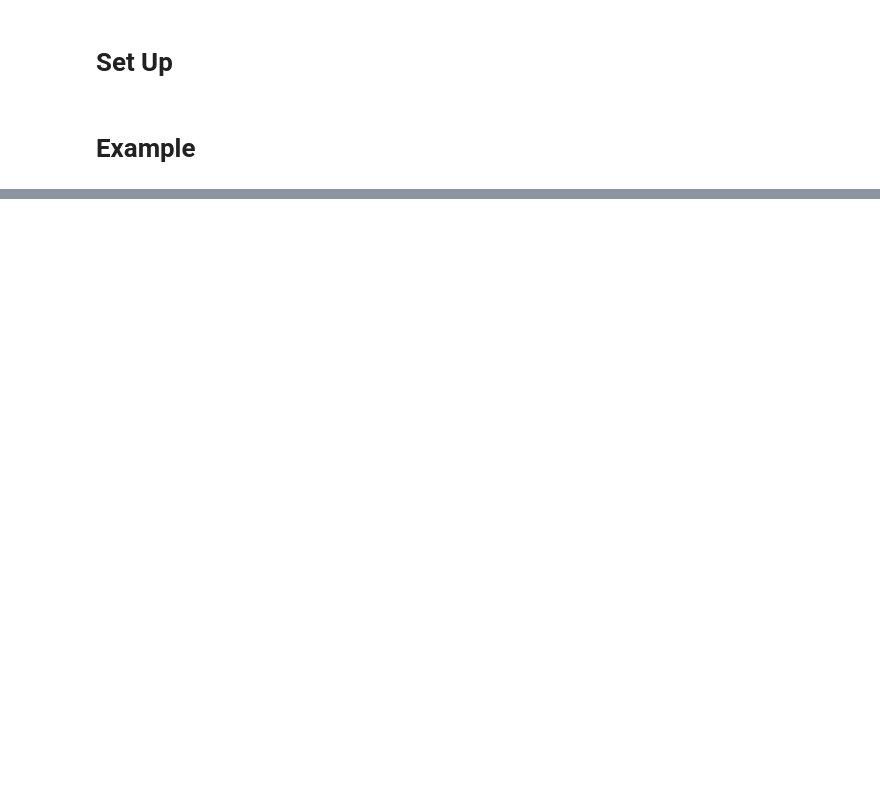
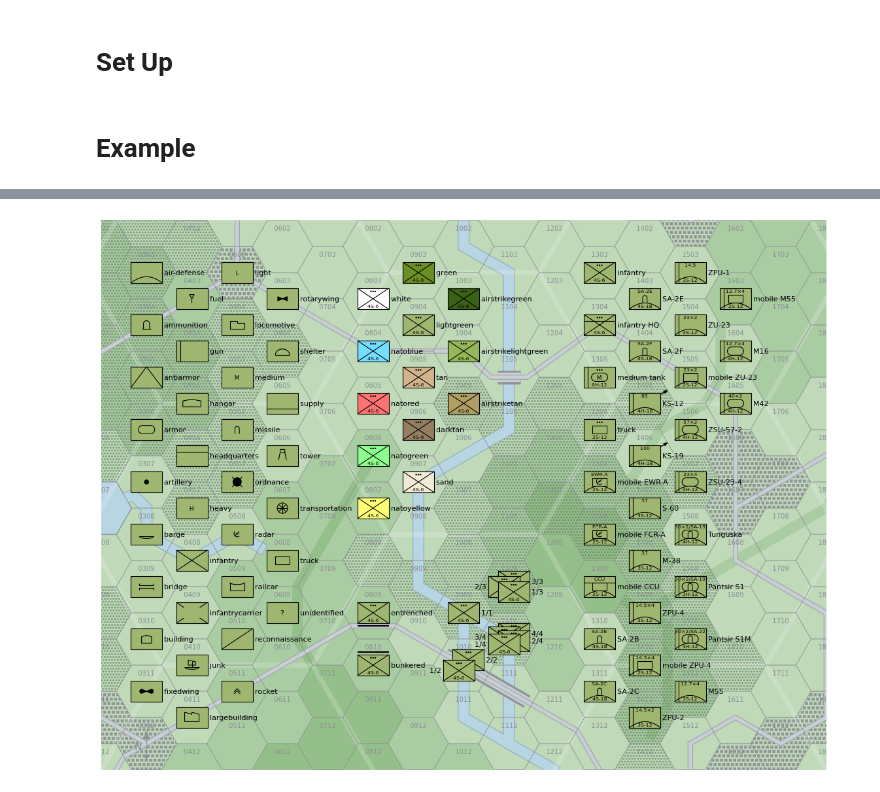
Before and after one commit to alanwatsonforster/glass, a Jupyter notebook: Ground Units.ipynb, the cells around one changed output, grey strips where cells are left out. Drawn from its saved outputs; the diff is of its cells as text; code cells hidden in the pictures; blank space fills up the shorter version.

Commit message:
Update list of symbols

```diff
--- a/Ground Units.ipynb
+++ b/Ground Units.ipynb
@@ -10,64 +10,64 @@ from glass import *
 startgamesetup(None, sheets=[["F"]], variants=["use version 2.4 rules","use house rules"], style="temperate", dotsperhex=300, writelogfiles=False)
 startgamesetup(None, sheets=[["F"]], variants=["use version 2.4 rules","use house rules"], style="temperate", writelogfiles=False)
 
-x = 3
-y = 3
-for s in [
-    "infantry", "armor", "armour", "artillery", "reconnaissance", "antiarmor", "antiarmour", "airdefense", "air-defence", "supply", "transportation", "ammunition", "fuel", "ordnance",
-    "headquarters", "missile", "gun", "rocket", "radar", "motorized", "wheeled", "limited-wheeled",
-    "locomotive", "railcar", "truck", "barge", "junk", "building", "tower", "hangar", "fixedwing", "rotarywing"
-    ]:
-    hexcode = "F-%02d%02d" % (x, y)
-    setupgroundunit(s, hexcode, symbols=s, color="lightgreen")
-    y += 1
-    if y == 12:
-        x += 1
-        y = 3
+import glass.draw
+import glass.hexcode
 
-x = 9
+
+x = 8
 y = 3
 for c in [ "white", "natoblue", "natored", "natogreen", "natoyellow", "green", "lightgreen", "tan", "darktan", "sand", "airstrikegreen", "airstrikelightgreen", "airstriketan" ]:
     hexcode = "F-%02d%02d" % (x, y)
-    setupgroundunit(c, hexcode, "infantry", color=c)
+    setupgroundunit(c, hexcode, "infantry", color=c, identified=True)
     y += 1
     if y == 8:
         x += 1
         y = 3
 
-x = 9
+x = 10
 y = 9
 hexcode = "F-%02d%02d" % (x, y)
-setupgroundunit("1/1", hexcode, "infantry", stack="1/1", color="lightgreen")
+setupgroundunit("1/1", hexcode, "infantry", stack="1/1", color="lightgreen", identified=True)
 y += 1
 hexcode = "F-%02d%02d" % (x, y)
-setupgroundunit("1/2", hexcode, "infantry", stack="1/2", color="lightgreen")
-setupgroundunit("2/2", hexcode, "infantry", stack="2/2", color="lightgreen")
+setupgroundunit("1/2", hexcode, "infantry", stack="1/2", color="lightgreen", identified=True)
+setupgroundunit("2/2", hexcode, "infantry", stack="2/2", color="lightgreen", identified=True)
 x += 1
 y -= 1
 hexcode = "F-%02d%02d" % (x, y)
-setupgroundunit("1/3", hexcode, "infantry", stack="1/3", color="lightgreen")
-setupgroundunit("2/3", hexcode, "infantry", stack="2/3", color="lightgreen")
-setupgroundunit("3/3", hexcode, "infantry", stack="3/3", color="lightgreen")
+setupgroundunit("1/3", hexcode, "infantry", stack="1/3", color="lightgreen", identified=True)
+setupgroundunit("2/3", hexcode, "infantry", stack="2/3", color="lightgreen", identified=True)
+setupgroundunit("3/3", hexcode, "infantry", stack="3/3", color="lightgreen", identified=True)
 y += 1
 hexcode = "F-%02d%02d" % (x, y)
-setupgroundunit("1/4", hexcode, "infantry", stack="1/4", color="lightgreen")
-setupgroundunit("2/4", hexcode, "infantry", stack="2/4", color="lightgreen")
-setupgroundunit("3/4", hexcode, "infantry", stack="3/4", color="lightgreen")
-setupgroundunit("4/4", hexcode, "infantry", stack="4/4", color="lightgreen")
+setupgroundunit("1/4", hexcode, "infantry", stack="1/4", color="lightgreen", identified=True)
+setupgroundunit("2/4", hexcode, "infantry", stack="2/4", color="lightgreen", identified=True)
+setupgroundunit("3/4", hexcode, "infantry", stack="3/4", color="lightgreen", identified=True)
+setupgroundunit("4/4", hexcode, "infantry", stack="4/4", color="lightgreen", identified=True)
 
 
-x = 14
+
+x = 8
+y = 9
+hexcode = "F-%02d%02d" % (x, y)
+setupgroundunit("entrenched", hexcode, "infantry", stack="1/1", color="lightgreen", identified=True, protectionclass="entrenched")
+y += 1
+hexcode = "F-%02d%02d" % (x, y)
+setupgroundunit("bunkered", hexcode, "infantry", stack="1/1", color="lightgreen", identified=True, protectionclass="bunkered")
+
+
+x = 13
 y = 3
 for s in [
     "infantry",
-    "infantryheadquarters",
-    "mediumtank",
+    "infantry HQ",
+    "medium tank",
     "truck",
-    "EWR-A",
-    "FCR-A",
-    "airdefenseheadquarters",
+    "mobile EWR-A",
+    "mobile FCR-A",
+    "mobile CCU",
     "SA-2B", "SA-2C", "SA-2E", "SA-2F",
-    "KS-12", "KS-19", "S-60", "M-38", "ZPU-4", "mobile ZPU-4", "ZPU-2", "ZPU-1", "ZU-23", "mobile ZU-23", "ZSU-57-2", "ZSU-23-4", "Tunguska", "Pantsir",
+    "KS-12", "KS-19", "S-60", "M-38", "ZPU-4", "mobile ZPU-4", "ZPU-2", "ZPU-1", "ZU-23", "mobile ZU-23", "ZSU-57-2", "ZSU-23-4", "Tunguska", "Pantsir S1", "Pantsir S1M",
     "M55", "mobile M55", "M16", "M42",
     ]:
     hexcode = "F-%02d%02d" % (x, y)
@@ -75,12 +75,26 @@ for s in [
         azimuth = "ENE"
     else:
         azimuth = None
-    setupgroundunit(s + " ", hexcode, s, azimuth=azimuth, color="lightgreen")
+    setupgroundunit(s + " ", hexcode, s, azimuth=azimuth, color="lightgreen", identified=True)
     y += 1
     if y == 12:
         x += 1
         y = 3
 
 endgamesetup()
-drawmap(zoom=False, xmin=2, xmax=19, ymin=13, ymax=23.5)
+drawmap(zoom=False, xmin=2, xmax=18, ymin=13, ymax=23.5)
 #drawmap(zoom=False, xmin=2, xmax=16, ymin=13, ymax=23.5, compactstacks=False)
+
+x = 3
+y = 3
+for s in [
+    "air-defense", "ammunition", "antiarmor", "armor", "artillery", "barge", "bridge", "building", "fixedwing", "fuel", "gun", "hangar",
+    "headquarters", "heavy", "infantry", "infantrycarrier", "junk", "largebuilding", "light", "locomotive", "medium", "missile", "ordnance", "radar", "railcar", "reconnaissance", "rocket", "rotarywing", "shelter", "supply", "tower", "transportation", "truck", "unidentified"
+    ]:
+    hexcode = "F-%02d%02d" % (x, y)
+    glass.draw.drawgroundunit(*glass.hexcode.toxy(hexcode), None, [s], "", "", None, s, "", "lightgreen")
+    y += 1
+    if y == 12:
+        x += 1
+        y = 3
+# %% [output]
@@ -86,0 +118 @@ drawmap(zoom=False, xmin=2, xmax=19, ymin=13, ymax=23.5)
+[figure, added]
```
Also changed, not shown: parts of 1 cell of this notebook, 1 other file.
